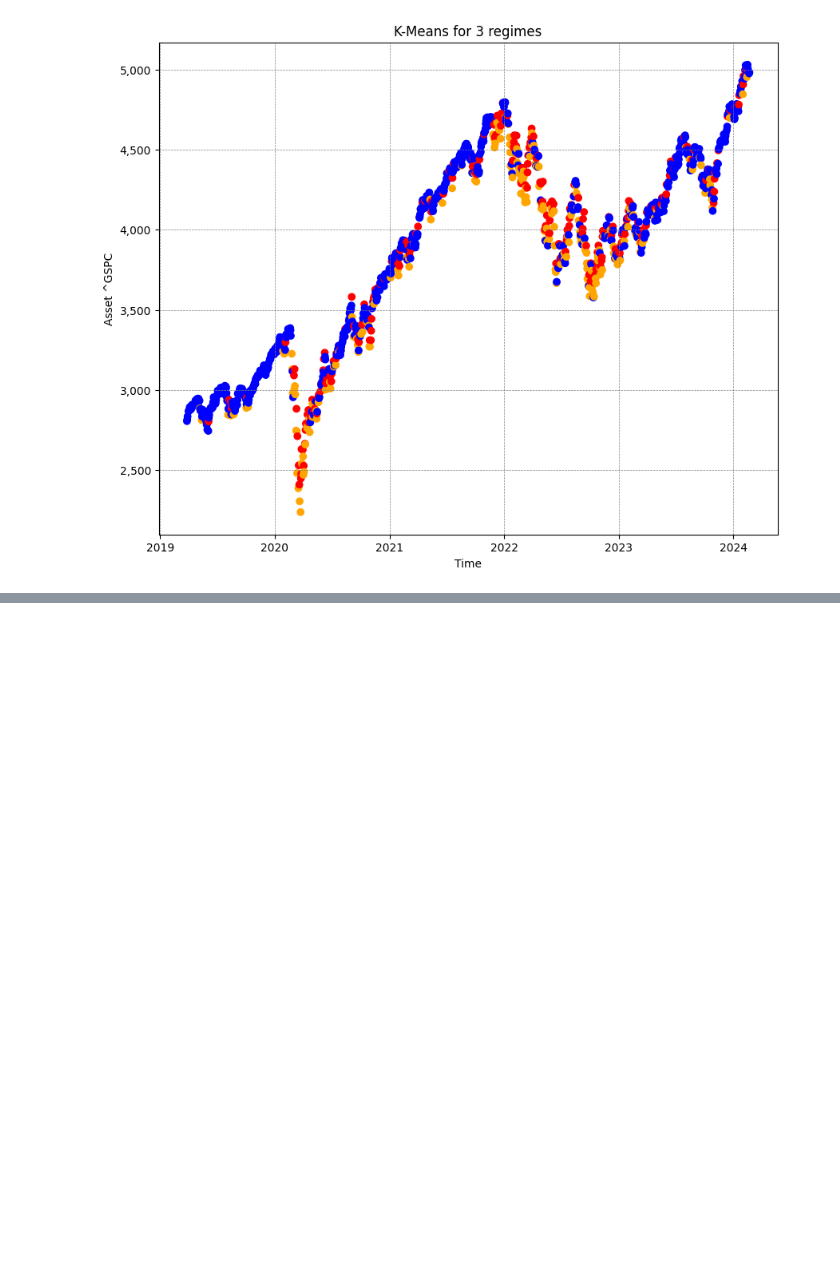
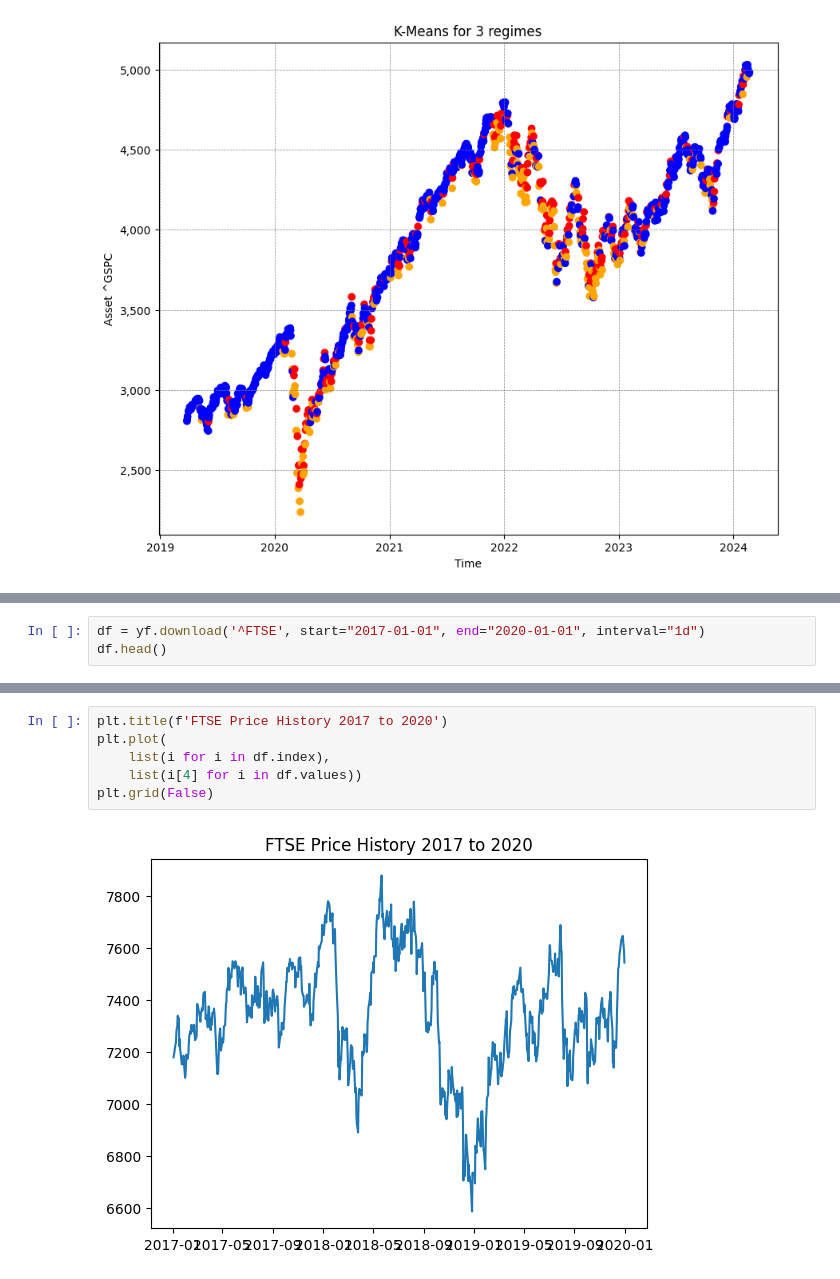
Before and after one commit to afatania09/capstone, a Jupyter notebook: Notebooks/Regime Detection/regimedetectionmodels.ipynb, the cells around one changed output, grey strips where cells are left out. Drawn from its saved outputs; the diff is of its cells as text; blank space fills up the shorter version.

```diff
--- a/Notebooks/Regime Detection/regimedetectionmodels.ipynb
+++ b/Notebooks/Regime Detection/regimedetectionmodels.ipynb
@@ -298,0 +328,3 @@ plt.show()
+# %%
+df = yf.download('^FTSE', start="2017-01-01", end="2020-01-01", interval="1d")
+df.head()
@@ -298,0 +340,8 @@ plt.show()
+# %%
+plt.title(f'FTSE Price History 2017 to 2020')
+plt.plot(
+    list(i for i in df.index),
+    list(i[4] for i in df.values))
+plt.grid(False)
+# %% [output]
+[figure, added]
```
Also changed, not shown: parts of 12 cells of this notebook.
